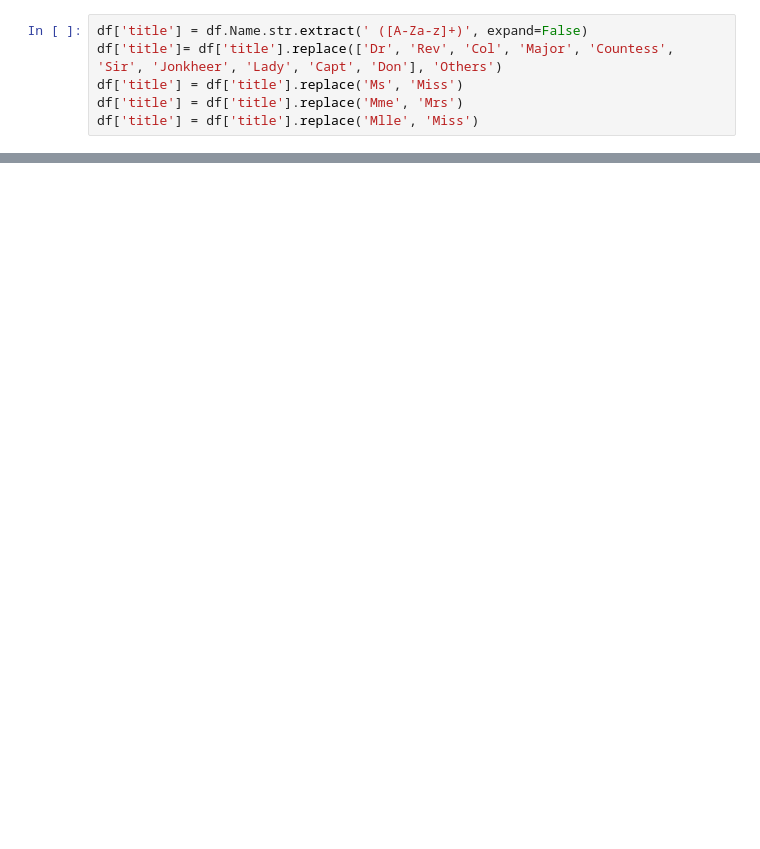
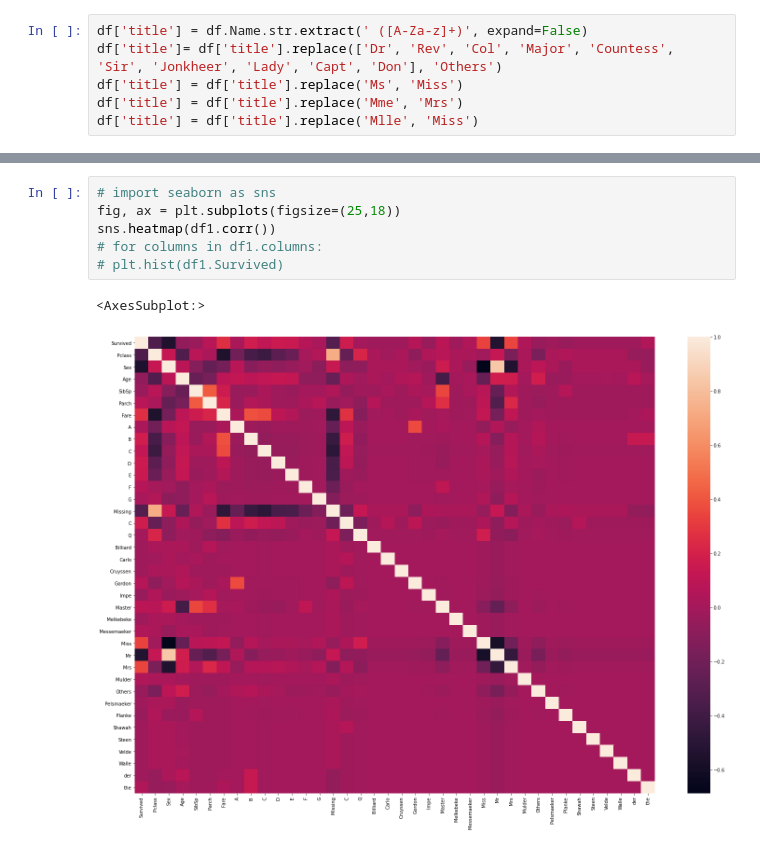
Before and after one commit to sagarbhilare90/titanic-classification, a Jupyter notebook: Titanic.ipynb, the cells around one changed output, grey strips where cells are left out. Saved outputs shown, nothing was run; the diff lists cells and outputs as text; blank space fills up the shorter version.

```diff
--- a/Titanic.ipynb
+++ b/Titanic.ipynb
@@ -153,3 +104,12 @@ df1.head()
+# %%
+# import seaborn as sns
+fig, ax = plt.subplots(figsize=(25,18))
+sns.heatmap(df1.corr())
+# for columns in df1.columns:
+# plt.hist(df1.Survived)
+# %% [output]
+<AxesSubplot:>
+[figure, added]
 # %%
 X=df1.drop(['Survived'], axis=1)
 from sklearn.preprocessing import StandardScaler
```
Also changed, not shown: parts of 20 cells of this notebook.
